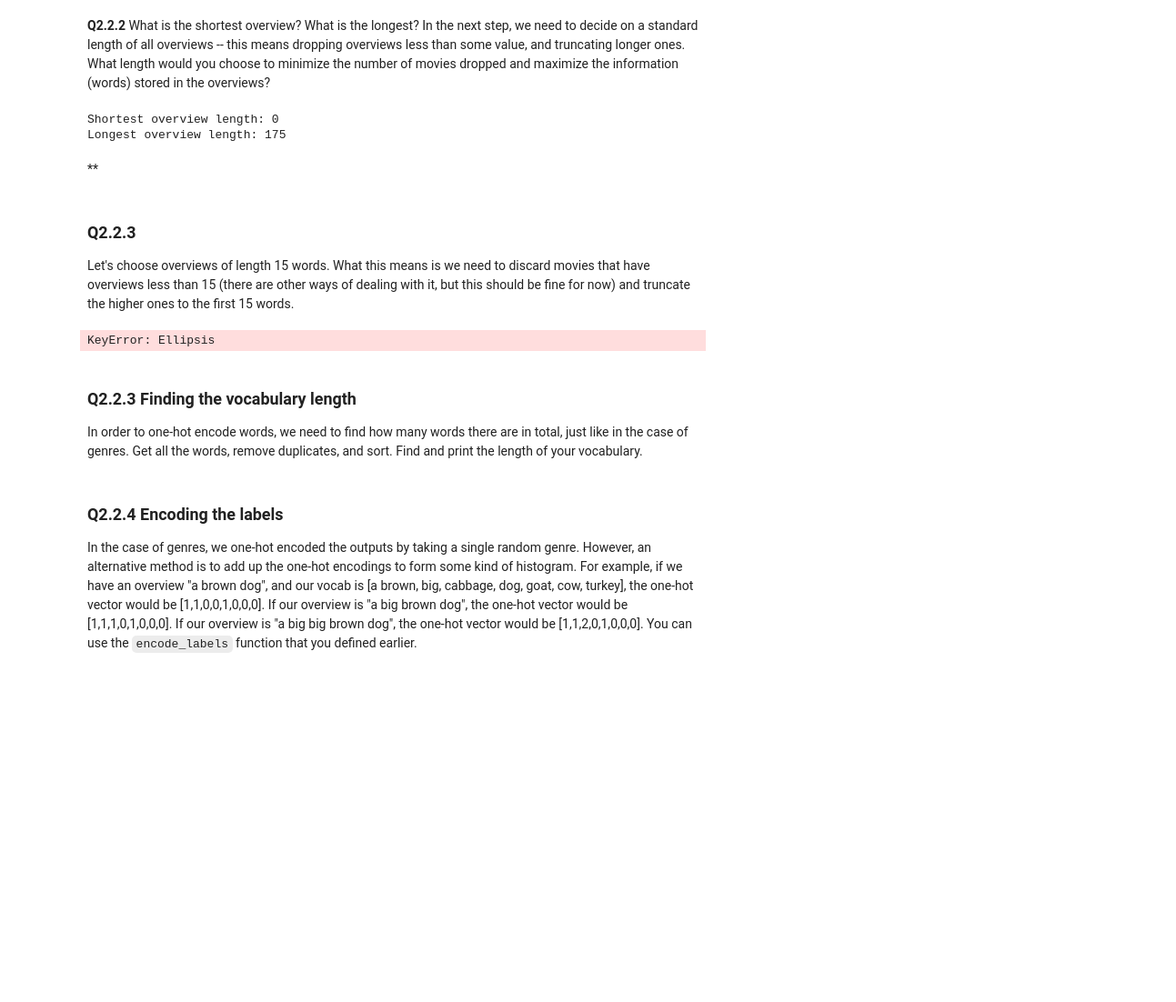
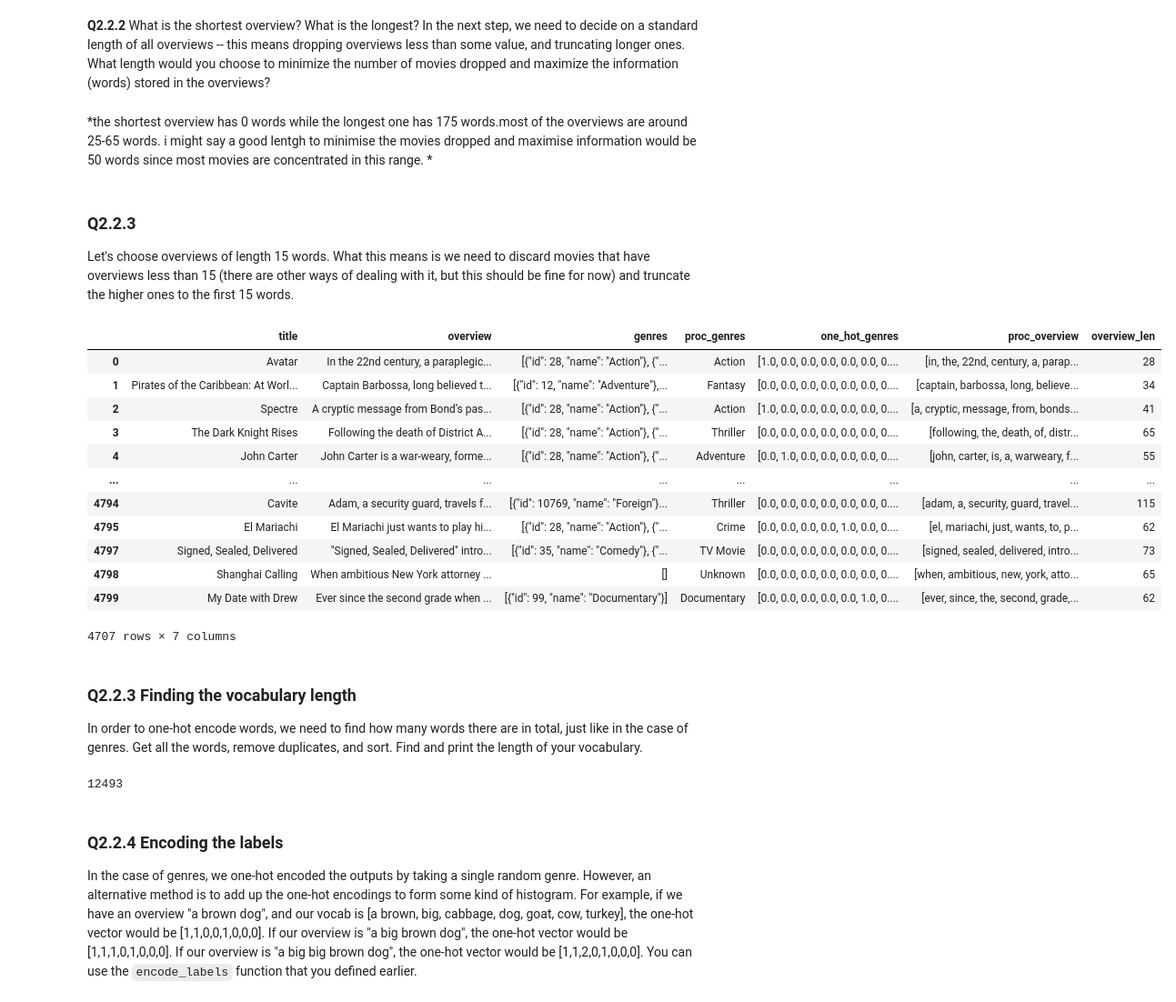
Before and after one commit to kamillaknudsen/tmdl, a Jupyter notebook: Assignment_3.ipynb, the cells around one changed output. Shown: that part at 91% size. Cells and saved outputs as stored; diff of their text form; code cells hidden in the pictures; blank space fills up the shorter version.

```diff
--- a/Assignment_3.ipynb
+++ b/Assignment_3.ipynb
@@ -197,29 +197,35 @@ plt.show()
 # %% [markdown]
 **Q2.2.2** What is the shortest overview? What is the longest? In the next step, we need to decide on a standard length of all overviews -- this means dropping overviews less than some value, and truncating longer ones. What length would you choose to minimize the number of movies dropped and maximize the information (words) stored in the overviews?
-# %%
-print("Shortest overview length:", min(overview_lens))
-print("Longest overview length:", max(overview_lens))
-# %% [output]
-Shortest overview length: 0
-Longest overview length: 175
-# %% [markdown]
-**
+# %% [markdown]
+*the shortest overview has 0 words while the longest one has 175 words.most of the overviews are around 25-65 words. i might say a good lentgh to minimise the movies dropped and maximise information would be 50 words since most movies are concentrated in this range. *
 # %% [markdown]
 ### Q2.2.3
 Let's choose overviews of length 15 words. What this means is we need to discard movies that have overviews less than 15 (there are other ways of dealing with it, but this should be fine for now) and truncate the higher ones to the first 15 words.
 # %%
 token_len = 15 # number of words
 # only select rows where overview len is more than or equal to token_len
-df = df[...]
+df = df[df["overview_len"]>= token_len]
 
 # split each proc_overview into a list of words, select the first token_len words,
 # and add the list of words back into df["proc_overview"]
-df["proc_overview"] = ...
+df["proc_overview"] = df["proc_overview"].apply(lambda x: x.split()[:token_len])
 
 # print to verify
 df
 # %% [output]
+|  | title | overview | genres | proc_genres | one_hot_genres | proc_overview | overview_len |
+| 0 | Avatar | In the 22nd century, a paraplegic... | [{"id": 28, "name": "Action"}, {"... | Action | [1.0, 0.0, 0.0, 0.0, 0.0, 0.0, 0.... | [in, the, 22nd, century, a, parap... | 28 |
+| 1 | Pirates of the Caribbean: At Worl... | Captain Barbossa, long believed t... | [{"id": 12, "name": "Adventure"},... | Fantasy | [0.0, 0.0, 0.0, 0.0, 0.0, 0.0, 0.... | [captain, barbossa, long, believe... | 34 |
+| 2 | Spectre | A cryptic message from Bond’s pas... | [{"id": 28, "name": "Action"}, {"... | Action | [1.0, 0.0, 0.0, 0.0, 0.0, 0.0, 0.... | [a, cryptic, message, from, bonds... | 41 |
+| 3 | The Dark Knight Rises | Following the death of District A... | [{"id": 28, "name": "Action"}, {"... | Thriller | [0.0, 0.0, 0.0, 0.0, 0.0, 0.0, 0.... | [following, the, death, of, distr... | 65 |
+| 4 | John Carter | John Carter is a war-weary, forme... | [{"id": 28, "name": "Action"}, {"... | Adventure | [0.0, 1.0, 0.0, 0.0, 0.0, 0.0, 0.... | [john, carter, is, a, warweary, f... | 55 |
+| ... | ... | ... | ... | ... | ... | ... | ... |
+| 4794 | Cavite | Adam, a security guard, travels f... | [{"id": 10769, "name": "Foreign"}... | Thriller | [0.0, 0.0, 0.0, 0.0, 0.0, 0.0, 0.... | [adam, a, security, guard, travel... | 115 |
+| 4795 | El Mariachi | El Mariachi just wants to play hi... | [{"id": 28, "name": "Action"}, {"... | Crime | [0.0, 0.0, 0.0, 0.0, 1.0, 0.0, 0.... | [el, mariachi, just, wants, to, p... | 62 |
+| 4797 | Signed, Sealed, Delivered | "Signed, Sealed, Delivered" intro... | [{"id": 35, "name": "Comedy"}, {"... | TV Movie | [0.0, 0.0, 0.0, 0.0, 0.0, 0.0, 0.... | [signed, sealed, delivered, intro... | 73 |
+| 4798 | Shanghai Calling | When ambitious New York attorney ... | [] | Unknown | [0.0, 0.0, 0.0, 0.0, 0.0, 0.0, 0.... | [when, ambitious, new, york, atto... | 65 |
+| 4799 | My Date with Drew | Ever since the second grade when ... | [{"id": 99, "name": "Documentary"}] | Documentary | [0.0, 0.0, 0.0, 0.0, 0.0, 1.0, 0.... | [ever, since, the, second, grade,... | 62 |
-KeyError: Ellipsis
+4707 rows × 7 columns
 # %% [markdown]
 ### Q2.2.3 Finding the vocabulary length
 
@@ -227,8 +233,10 @@ In order to one-hot encode words, we need to find how many words there are in to
 # %%
 # hint: store all words for all movies in a set, change it to a list and sort
 
-vocab_len = len(...)
+vocab_len = len(set([word for row in df["proc_overview"] for word in row]))
 print(vocab_len)
+# %% [output]
+12493
 # %% [markdown]
 ### Q2.2.4 Encoding the labels
 
```
Also changed, not shown: parts of 4 cells of this notebook.
